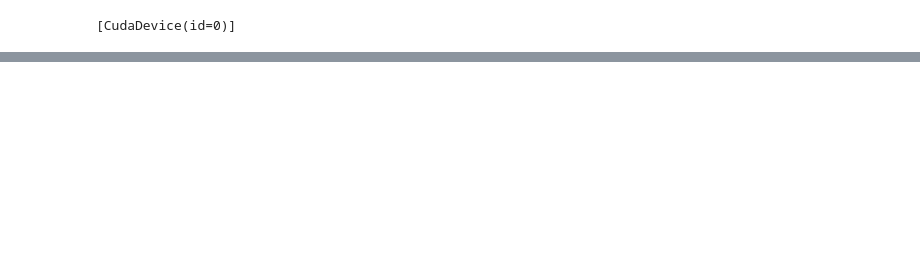
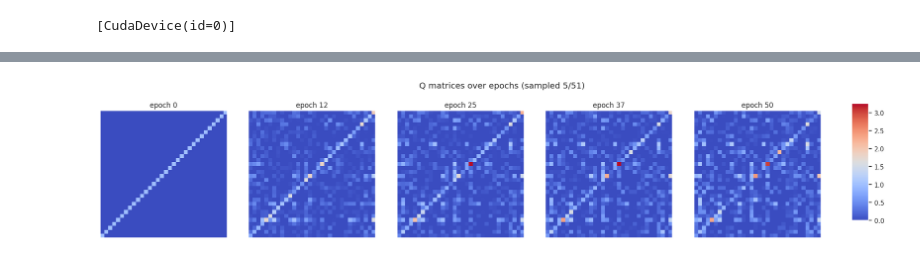
Before and after one commit to Egiob/wss, a Jupyter notebook: wss_regul.ipynb, the cells around one changed output, grey strips where cells are left out. Drawn from its saved outputs; the diff is of its cells as text; code cells hidden in the pictures; blank space fills up the shorter version.

Commit message:
remove plots of repo, add plot of matrixes at the end

```diff
--- a/wss_regul.ipynb
+++ b/wss_regul.ipynb
@@ -219,6 +225,7 @@ def loss_fn(value_net, obs, values, alpha=0.0, interm_alpha=0.0, beta=1.0):
     }
 # %%
 rows = []
+Qs = []
 k = 0
 
 def append_metrics_to_rows(rows, eval_lossdict, k, model_name="noname"):
@@ -236,6 +243,14 @@ for value_net in value_nets:
     eval_loss_sym, eval_dict = loss_fn(value_net, test_boards, test_values)
     rows = append_metrics_to_rows(rows, eval_dict, k, value_net.name)
 
+    if value_net.name == "equiv":
+        q = value_net.body._q
+        if value_net.qtype == "sinkhorn":
+            A = 0.5 * (q + q.T)
+            q = sinkhorn(A / sink_temp_start, n_iters=sink_iter)
+
+        Qs.append(q)
+
     if value_net.name == "nosym":
         value_net = eqx.combine(
             eqx.filter(value_net, eqx.is_inexact_array),
@@ -261,6 +279,14 @@ for epoch in tqdm.trange(n_epochs):
         new_value_nets.append(value_net)
         new_opts.append(opt_state)
 
+        if value_net.name == "equiv":
+            q = value_net.body._q
+            if value_net.qtype == "sinkhorn":
+                A = 0.5 * (q + q.T)
+                sink_temp = sink_temp_start + (sink_temp_end - sink_temp_start) * (epoch / n_epochs)
+                q = sinkhorn(A / sink_temp_start, n_iters=sink_iter)
+            Qs.append(q)
+
     value_nets = new_value_nets
     opts = new_opts
 
@@ -403,0 +443,49 @@ fig.savefig(f"plots/{run_label}_{timestamp}.png", dpi=300)
+# %%
+# Plot the Q matrices along the epochs
+import numpy as np
+import matplotlib.pyplot as plt
+
+if len(Qs) == 0:
+    raise ValueError("Qs is empty. Make sure the training loop appends `value_net.body._q` each epoch.")
+
+Qs_np = [np.asarray(Q) for Q in Qs]
+T = len(Qs_np)
+
+ncols = 5
+n_show = min(T, 5)
+epoch_ids = np.unique(np.linspace(0, T - 1, num=n_show, dtype=int))
+
+nrows = int(np.ceil(len(epoch_ids) / ncols))
+fig, axes = plt.subplots(nrows, ncols, figsize=(4 * ncols, 4 * nrows), squeeze=False)
+
+# consistent color scale across epochs
+absmax = max(float(np.max(np.abs(Q))) for Q in Qs_np)
+absmin = min(float(np.min(np.abs(Q))) for Q in Qs_np)
+# absmax = absmax if absmax > 0 else 1.0
+
+im = None
+for k, epoch in enumerate(epoch_ids):
+    r, c = divmod(k, ncols)
+    ax = axes[r, c]
+    im = ax.imshow(Qs_np[epoch], cmap="coolwarm", vmin=absmin, vmax=absmax)
+    ax.set_title(f"epoch {epoch}")
+    ax.set_xticks([])
+    ax.set_yticks([])
+
+# delete unused axes
+for k in range(len(epoch_ids), nrows * ncols):
+    r, c = divmod(k, ncols)
+    fig.delaxes(axes[r, c])
+
+# Put the colorbar in its own axis to the right
+fig.subplots_adjust(right=0.90)
+if im is not None:
+    cax = fig.add_axes([0.92, 0.15, 0.02, 0.7])
+    fig.colorbar(im, cax=cax)
+
+fig.suptitle(f"Q matrices over epochs (sampled {len(epoch_ids)}/{T})", y=0.98)
+fig.tight_layout(rect=[0, 0, 0.90, 0.95])
+
+fig.savefig(f"plots/{run_label}_{timestamp}_q.png", dpi=300)
+# %% [output]
+[figure, added]
```
Also changed, not shown: parts of 6 cells of this notebook, 10 other files.
